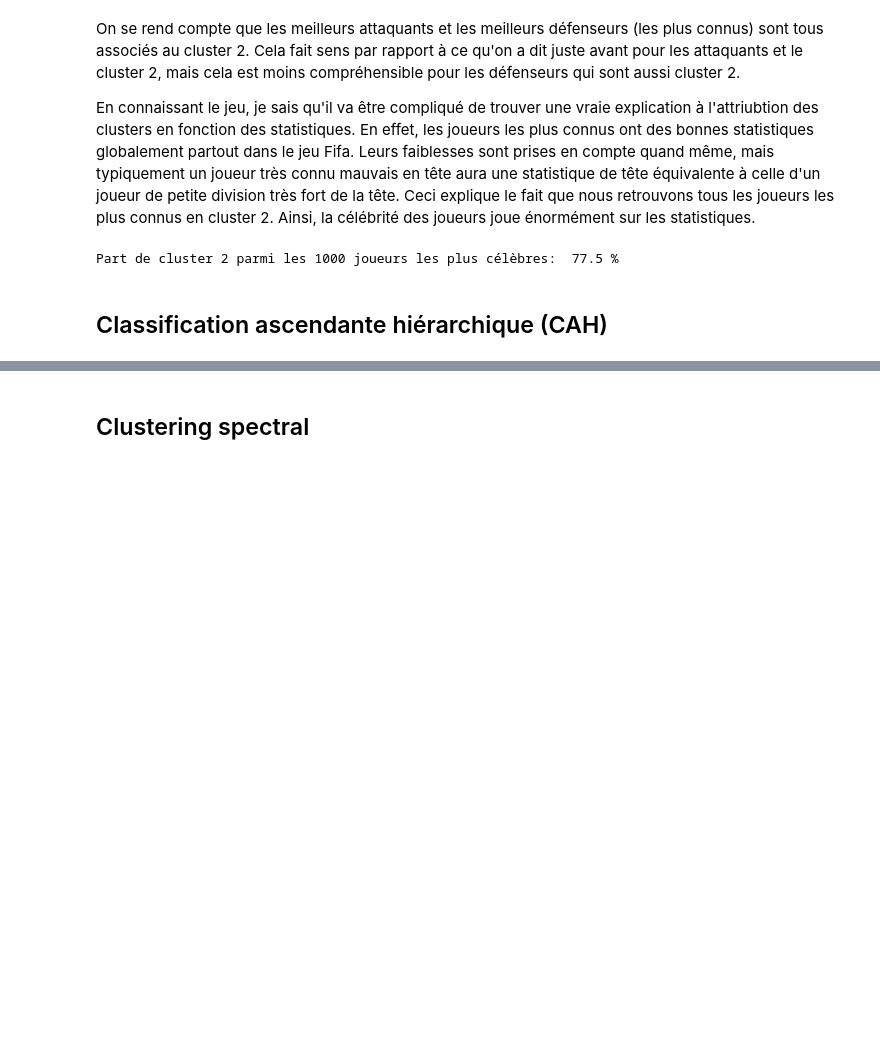
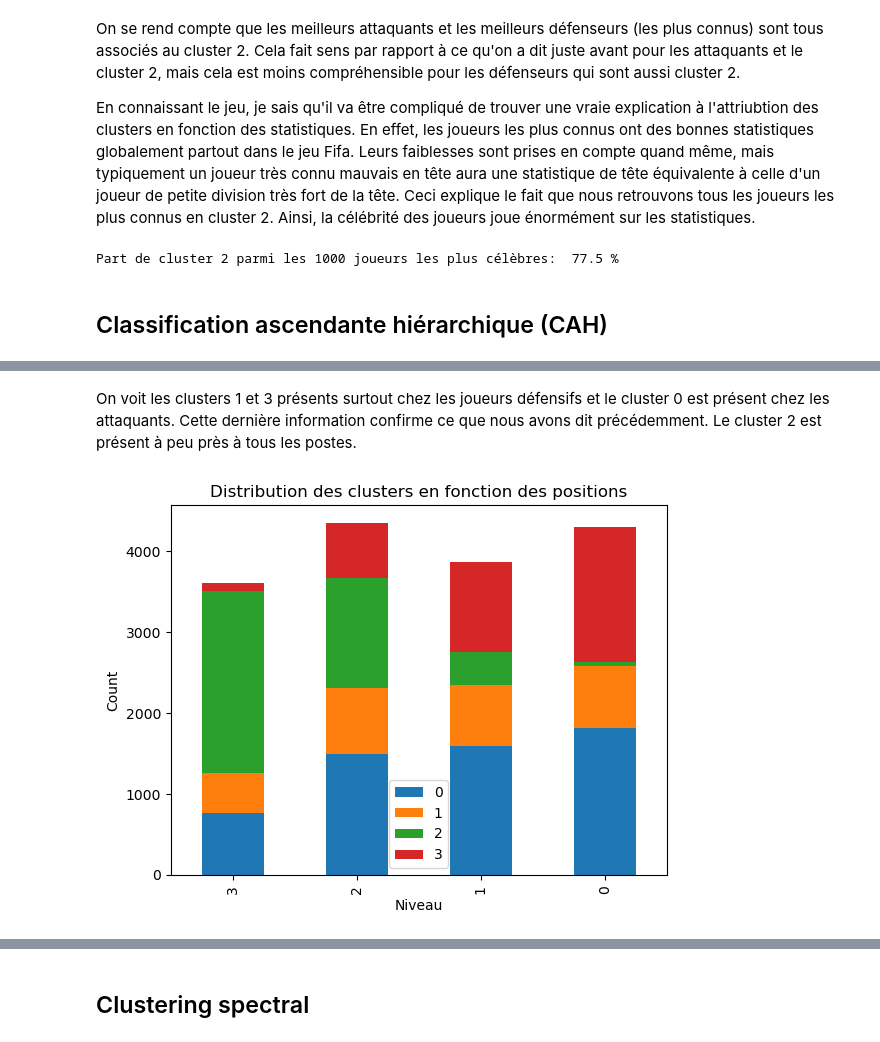
Before and after one commit to lucagortana/game-learning, a Jupyter notebook: fifa_clustering.ipynb, the cells around one changed output, grey strips where cells are left out. Cells and saved outputs as stored; diff of their text form; code cells hidden in the pictures; blank space fills up the shorter version.

```diff
--- a/fifa_clustering.ipynb
+++ b/fifa_clustering.ipynb
@@ -682,0 +727,18 @@ clusters["DBSCAN"] = labels
+# %% [markdown]
+On voit les clusters 1 et 3 présents surtout chez les joueurs défensifs et le cluster 0 est présent chez les attaquants. Cette dernière information confirme ce que nous avons dit précédemment. Le cluster 2 est présent à peu près à tous les postes.
+# %%
+freq_matrix = pd.DataFrame(index=niveaux, columns=range(4))
+
+for i in range(4):
+    freq_table = pd.crosstab(y[np.array(clusters["cah"]) == i]['Level'], columns='count')
+    freq_table = freq_table.reindex(niveaux)
+    freq_matrix[i] = freq_table.values
+
+freq_matrix.plot(kind='bar', stacked=True)
+
+plt.xlabel('Niveau')
+plt.ylabel('Count')
+plt.title('Distribution des clusters en fonction des positions')
+plt.show()
+# %% [output]
+[figure, added]
```
Also changed, not shown: parts of 31 cells of this notebook, 1 other file.
